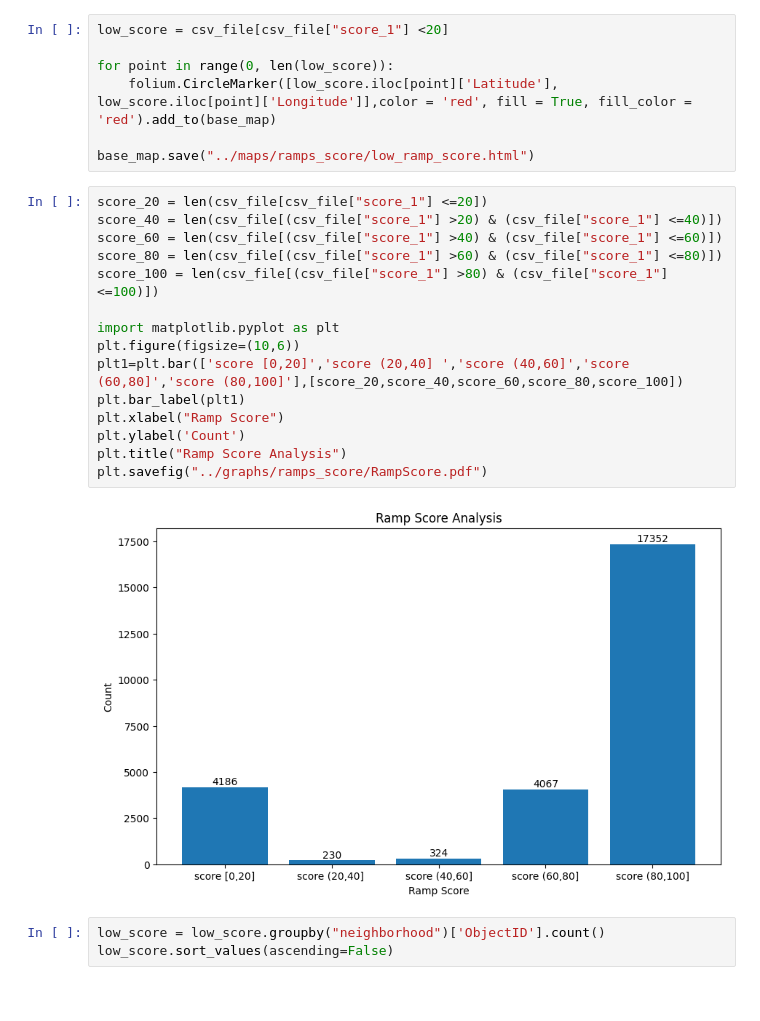
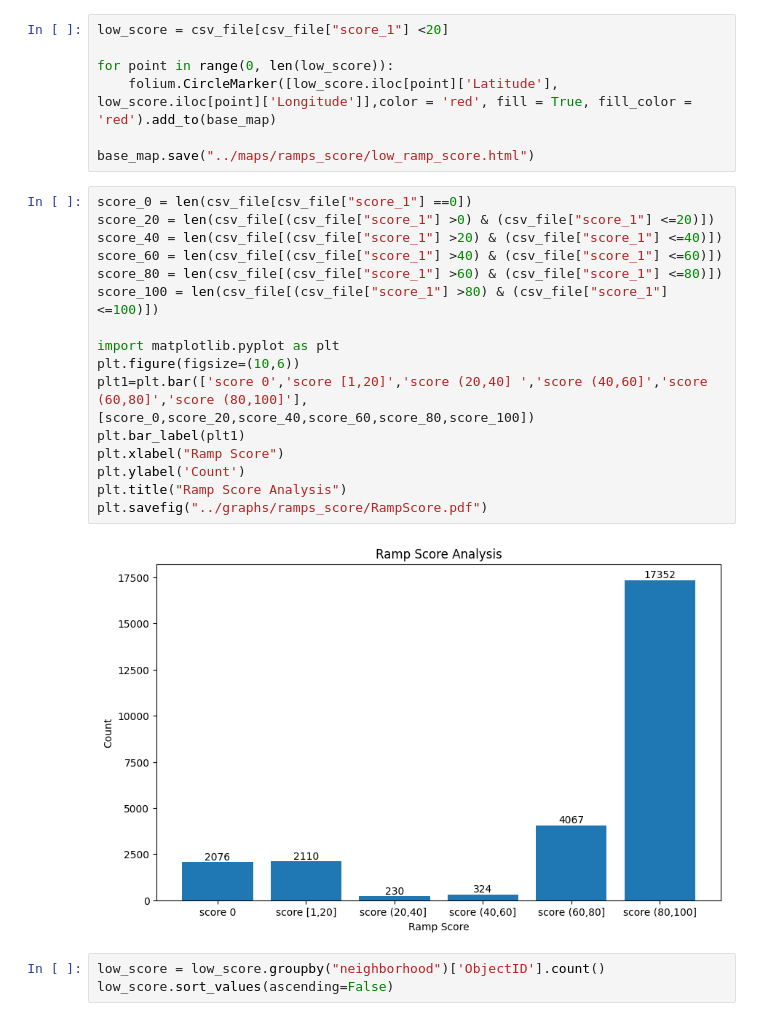
Before and after one commit to BU-Spark/ds-stantec-sidewalks, a Jupyter notebook: spring23-team-1/files/RampScoreAnalysis.ipynb, the cells around one changed output. Cells and saved outputs as stored; diff of their text form.

Commit message:
added ramp score 0

```diff
--- a/spring23-team-1/files/RampScoreAnalysis.ipynb
+++ b/spring23-team-1/files/RampScoreAnalysis.ipynb
@@ -47,22 +47,23 @@ for point in range(0, len(low_score)):
 
 base_map.save("../maps/ramps_score/low_ramp_score.html")
 # %%
-score_20 = len(csv_file[csv_file["score_1"] <=20])
+score_0 = len(csv_file[csv_file["score_1"] ==0])
+score_20 = len(csv_file[(csv_file["score_1"] >0) & (csv_file["score_1"] <=20)])
 score_40 = len(csv_file[(csv_file["score_1"] >20) & (csv_file["score_1"] <=40)])
 score_60 = len(csv_file[(csv_file["score_1"] >40) & (csv_file["score_1"] <=60)])
 score_80 = len(csv_file[(csv_file["score_1"] >60) & (csv_file["score_1"] <=80)])
 score_100 = len(csv_file[(csv_file["score_1"] >80) & (csv_file["score_1"] <=100)])
 
 import matplotlib.pyplot as plt
 plt.figure(figsize=(10,6))
-plt1=plt.bar(['score [0,20]','score (20,40] ','score (40,60]','score (60,80]','score (80,100]'],[score_20,score_40,score_60,score_80,score_100])
+plt1=plt.bar(['score 0','score [1,20]','score (20,40] ','score (40,60]','score (60,80]','score (80,100]'],[score_0,score_20,score_40,score_60,score_80,score_100])
 plt.bar_label(plt1)
 plt.xlabel("Ramp Score")
 plt.ylabel('Count')
 plt.title("Ramp Score Analysis")
 plt.savefig("../graphs/ramps_score/RampScore.pdf")
 # %% [output]
-[figure, old version]
+[figure, new version]
 # %%
 low_score = low_score.groupby("neighborhood")['ObjectID'].count()
 low_score.sort_values(ascending=False)
```
Also changed, not shown: 1 other file.
